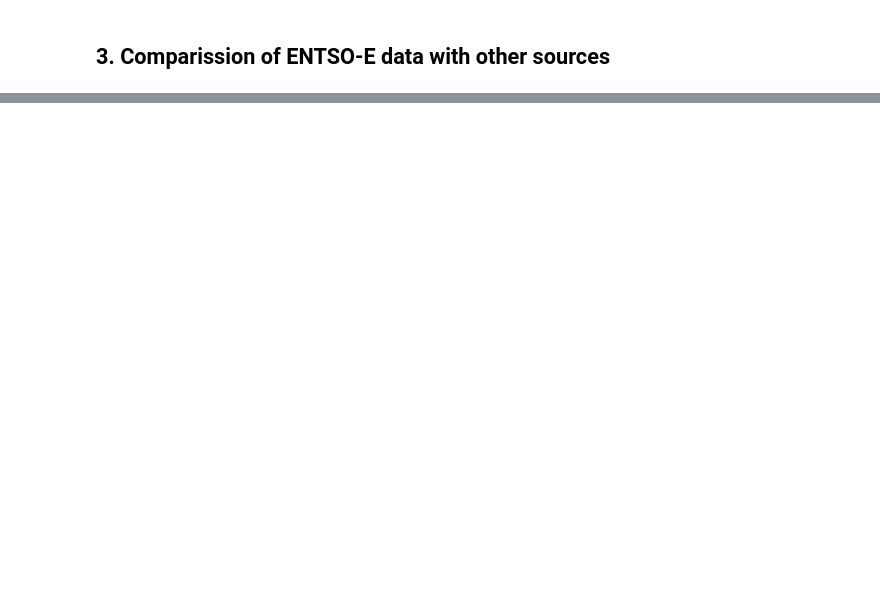
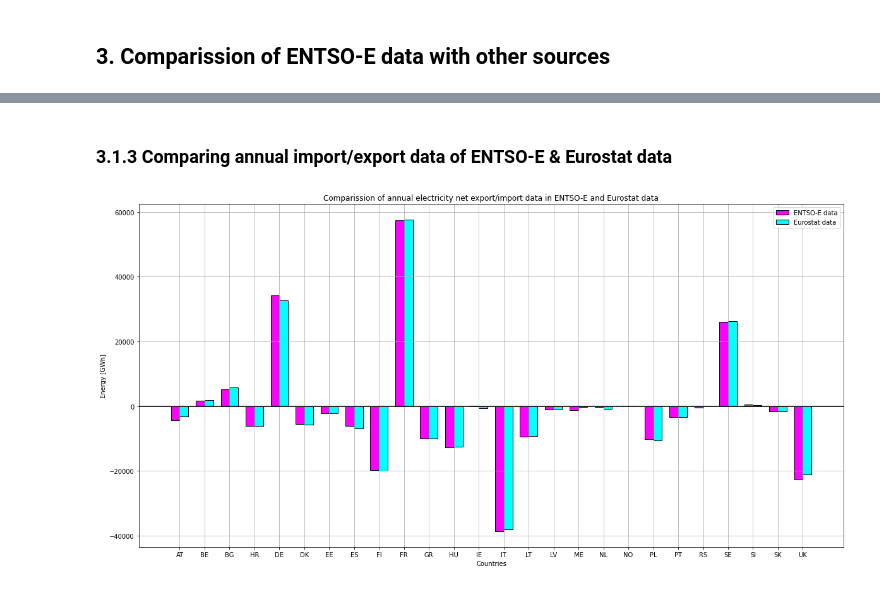
Before and after one commit to lovinduw/Consolidation, a Jupyter notebook: Scripts/main.ipynb, the cells around one changed output, grey strips where cells are left out. Saved outputs shown, nothing was run; the diff lists cells and outputs as text; code cells hidden in the pictures; blank space fills up the shorter version.

```diff
--- a/Scripts/main.ipynb
+++ b/Scripts/main.ipynb
@@ -94,0 +106,6 @@ ii.comparission_gen_data(generation_data,countries)
+# %% [markdown]
+### 3.1.3 Comparing annual import/export data of ENTSO-E & Eurostat data
+# %%
+ii.eurostat_comparission_transmission_data(import_export_using_crossborder_data, countries)
+# %% [output]
+[figure, added]
```
Also changed, not shown: parts of 7 cells of this notebook, 7 other files.
